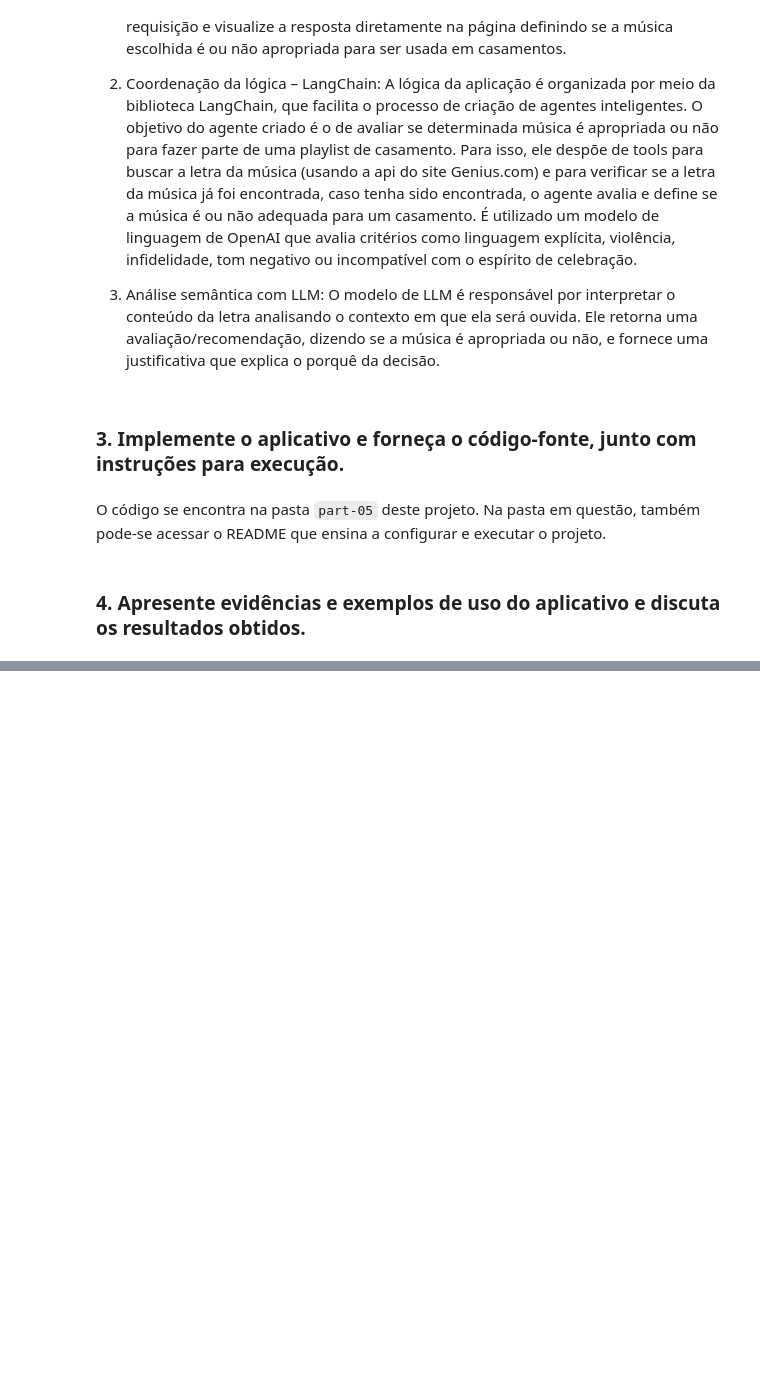
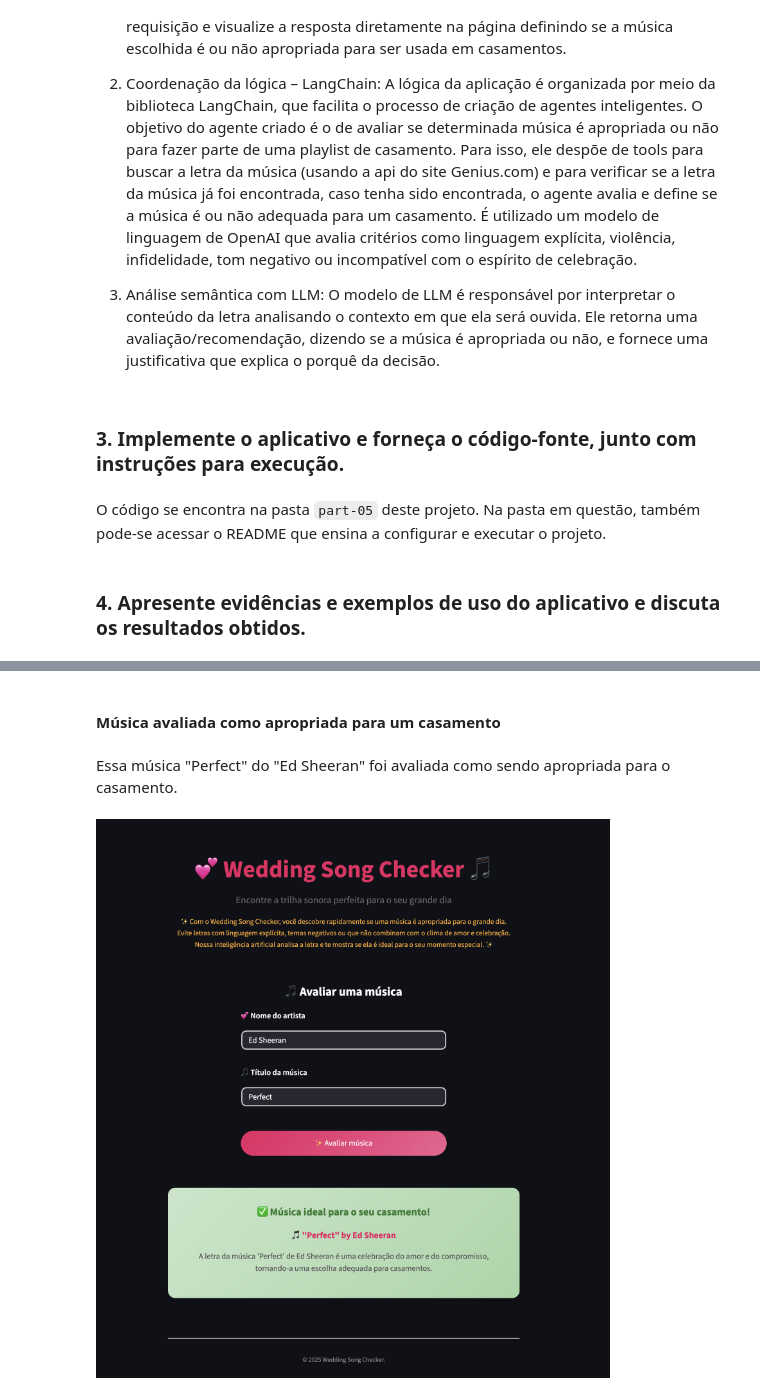
Before and after one commit to thealexandrelara/project-infnet-project-infnet-ia-generativa-para-linguagem-large-language-model-25e2_3, a Jupyter notebook: part-05.ipynb, the cells around one changed output, grey strips where cells are left out. Drawn from its saved outputs; the diff is of its cells as text; code cells hidden in the pictures; blank space fills up the shorter version.

```diff
--- a/part-05.ipynb
+++ b/part-05.ipynb
@@ -45,0 +54,8 @@ Interface da aplicação
+# %% [markdown]
+#### Música avaliada como apropriada para um casamento
+# %% [markdown]
+Essa música "Perfect" do "Ed Sheeran" foi avaliada como sendo apropriada para o casamento.
+# %%
+Image.open('assets/2025-07-02 wedding song checker appropriate song.png')
+# %% [output]
+[figure, added]
```
Also changed, not shown: parts of 11 cells of this notebook, 7 other files.
